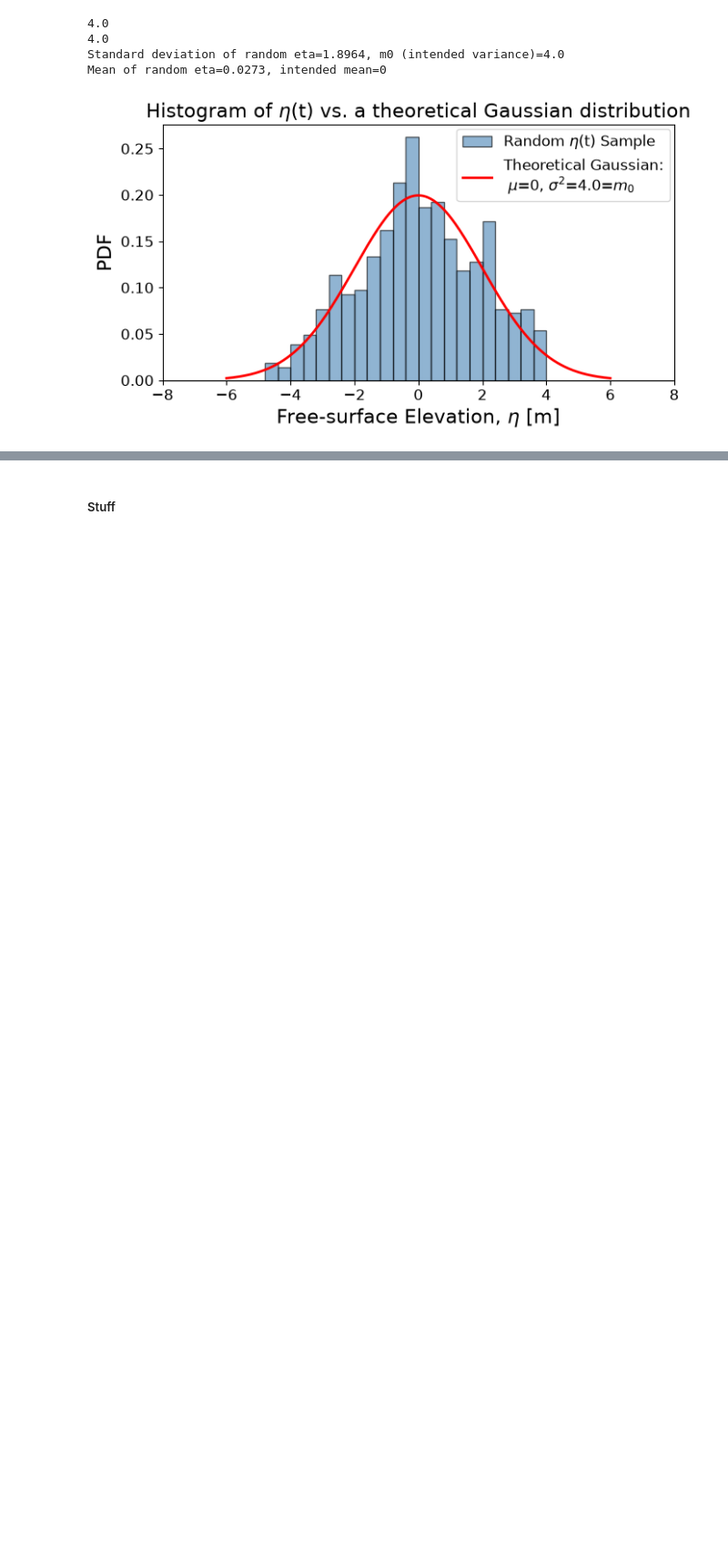
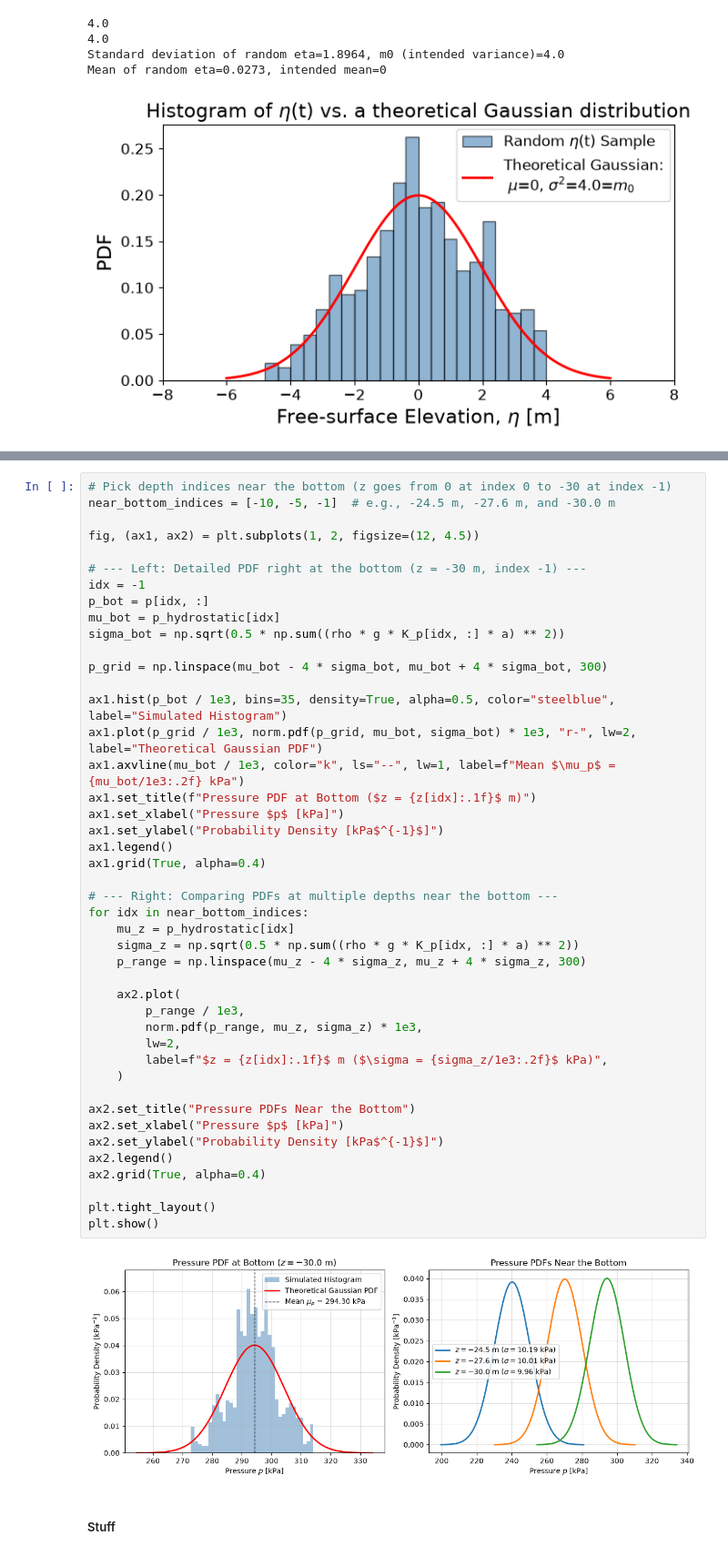
Before and after one commit to Dinojin/FSI_assignment-1, a Jupyter notebook: Q6.ipynb, the cells around one changed output, grey strips where cells are left out. Shown at 91% size. Cells and saved outputs as stored; diff of their text form; blank space fills up the shorter version.

```diff
--- a/Q6.ipynb
+++ b/Q6.ipynb
@@ -381,6 +381,52 @@ var_p = std_p**2
 # plt.show()
 # %% [output]
 [figure]
+# %%
+# Pick depth indices near the bottom (z goes from 0 at index 0 to -30 at index -1)
+near_bottom_indices = [-10, -5, -1]  # e.g., -24.5 m, -27.6 m, and -30.0 m
+
+fig, (ax1, ax2) = plt.subplots(1, 2, figsize=(12, 4.5))
+
+# --- Left: Detailed PDF right at the bottom (z = -30 m, index -1) ---
+idx = -1
+p_bot = p[idx, :]
+mu_bot = p_hydrostatic[idx]
+sigma_bot = np.sqrt(0.5 * np.sum((rho * g * K_p[idx, :] * a) ** 2))
+
+p_grid = np.linspace(mu_bot - 4 * sigma_bot, mu_bot + 4 * sigma_bot, 300)
+
+ax1.hist(p_bot / 1e3, bins=35, density=True, alpha=0.5, color="steelblue", label="Simulated Histogram")
+ax1.plot(p_grid / 1e3, norm.pdf(p_grid, mu_bot, sigma_bot) * 1e3, "r-", lw=2, label="Theoretical Gaussian PDF")
+ax1.axvline(mu_bot / 1e3, color="k", ls="--", lw=1, label=f"Mean $\mu_p$ = {mu_bot/1e3:.2f} kPa")
+ax1.set_title(f"Pressure PDF at Bottom ($z = {z[idx]:.1f}$ m)")
+ax1.set_xlabel("Pressure $p$ [kPa]")
+ax1.set_ylabel("Probability Density [kPa$^{-1}$]")
+ax1.legend()
+ax1.grid(True, alpha=0.4)
+
+# --- Right: Comparing PDFs at multiple depths near the bottom ---
+for idx in near_bottom_indices:
+    mu_z = p_hydrostatic[idx]
+    sigma_z = np.sqrt(0.5 * np.sum((rho * g * K_p[idx, :] * a) ** 2))
+    p_range = np.linspace(mu_z - 4 * sigma_z, mu_z + 4 * sigma_z, 300)
+
+    ax2.plot(
+        p_range / 1e3,
+        norm.pdf(p_range, mu_z, sigma_z) * 1e3,
+        lw=2,
+        label=f"$z = {z[idx]:.1f}$ m ($\sigma = {sigma_z/1e3:.2f}$ kPa)",
+    )
+
+ax2.set_title("Pressure PDFs Near the Bottom")
+ax2.set_xlabel("Pressure $p$ [kPa]")
+ax2.set_ylabel("Probability Density [kPa$^{-1}$]")
+ax2.legend()
+ax2.grid(True, alpha=0.4)
+
+plt.tight_layout()
+plt.show()
+# %% [output]
+[figure, added]
 # %% [markdown]
 ##### Stuff
 # %%
```
Also changed, not shown: parts of 1 cell of this notebook.
